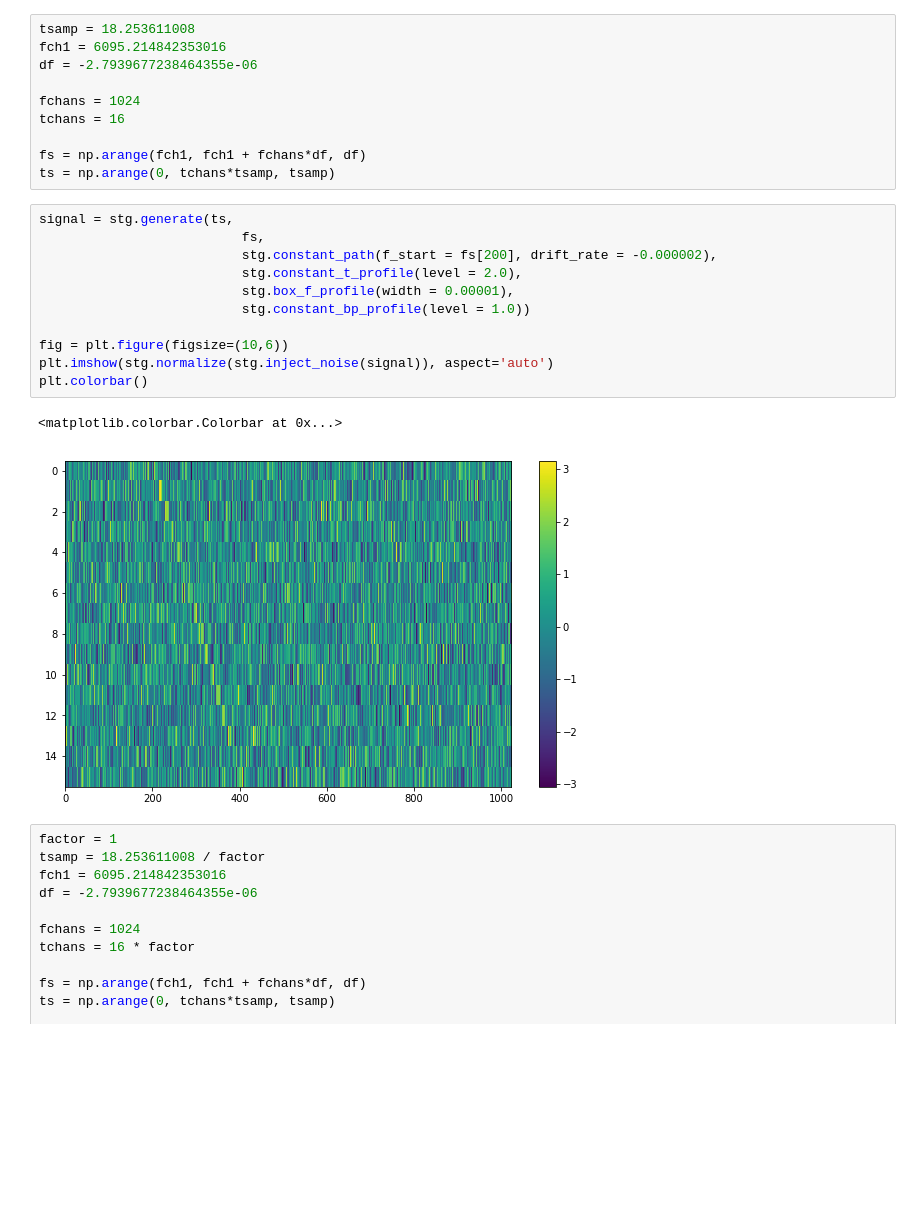
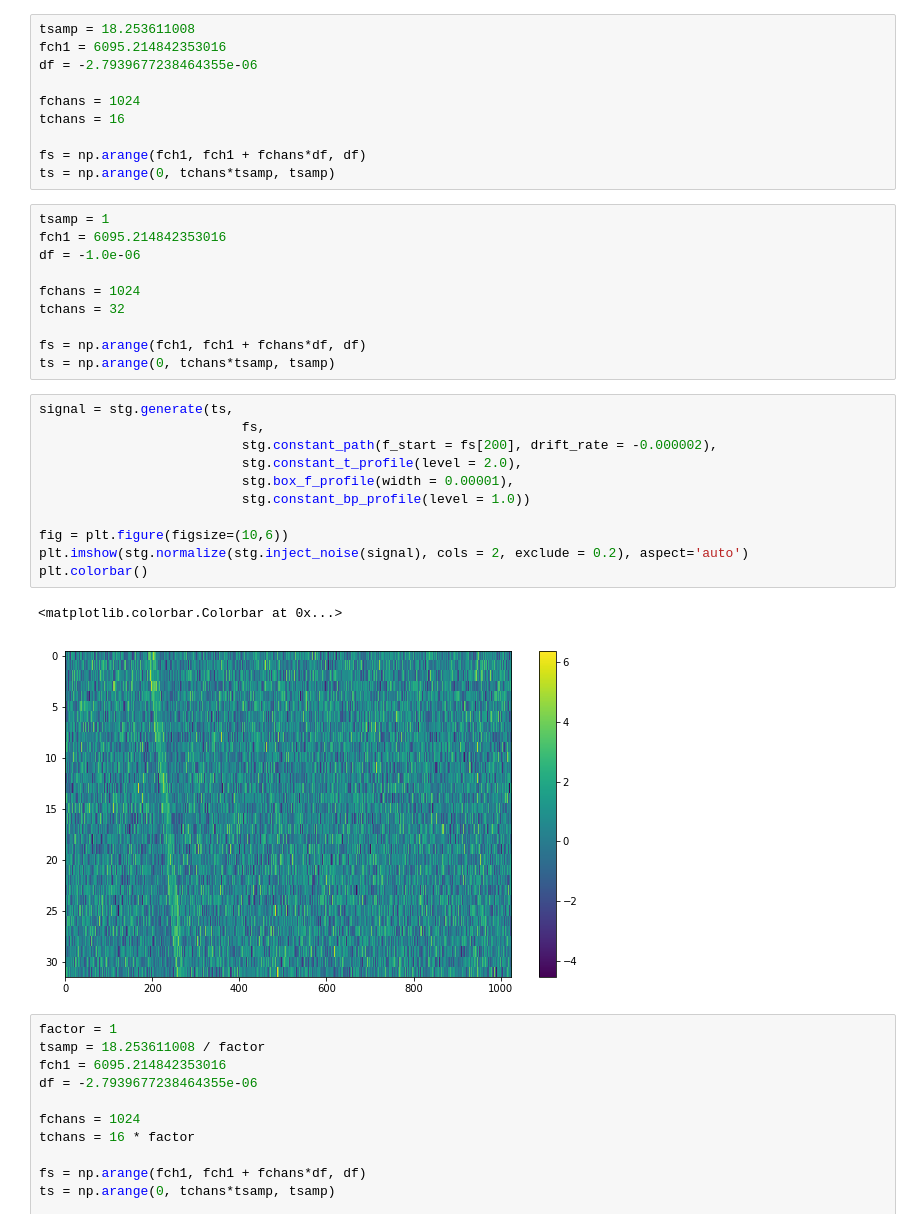
Before and after one commit to bbrzycki/setiml, a Jupyter notebook: jupyter-notebooks/Generate_fake_signals.ipynb, the cells around one changed output. Cells and saved outputs as stored; diff of their text form; blank space fills up the shorter version.

```diff
--- a/jupyter-notebooks/Generate_fake_signals.ipynb
+++ b/jupyter-notebooks/Generate_fake_signals.ipynb
@@ -18,20 +18,30 @@ tchans = 16
 
 fs = np.arange(fch1, fch1 + fchans*df, df)
 ts = np.arange(0, tchans*tsamp, tsamp)
+# %%
+tsamp = 1
+fch1 = 6095.214842353016
+df = -1.0e-06
+
+fchans = 1024
+tchans = 32
+
+fs = np.arange(fch1, fch1 + fchans*df, df)
+ts = np.arange(0, tchans*tsamp, tsamp)
 # %%
 signal = stg.generate(ts,
                           fs,
                           stg.constant_path(f_start = fs[200], drift_rate = -0.000002),
                           stg.constant_t_profile(level = 2.0),
                           stg.box_f_profile(width = 0.00001),
                           stg.constant_bp_profile(level = 1.0))
 
 fig = plt.figure(figsize=(10,6))
-plt.imshow(stg.normalize(stg.inject_noise(signal)), aspect='auto')
+plt.imshow(stg.normalize(stg.inject_noise(signal), cols = 2, exclude = 0.2), aspect='auto')
 plt.colorbar()
 # %% [output]
 <matplotlib.colorbar.Colorbar at 0x...>
-[figure, old version]
+[figure, new version]
 # %%
 factor = 1
 tsamp = 18.253611008 / factor
```
Also changed, not shown: parts of 2 cells of this notebook, 8 other files.
